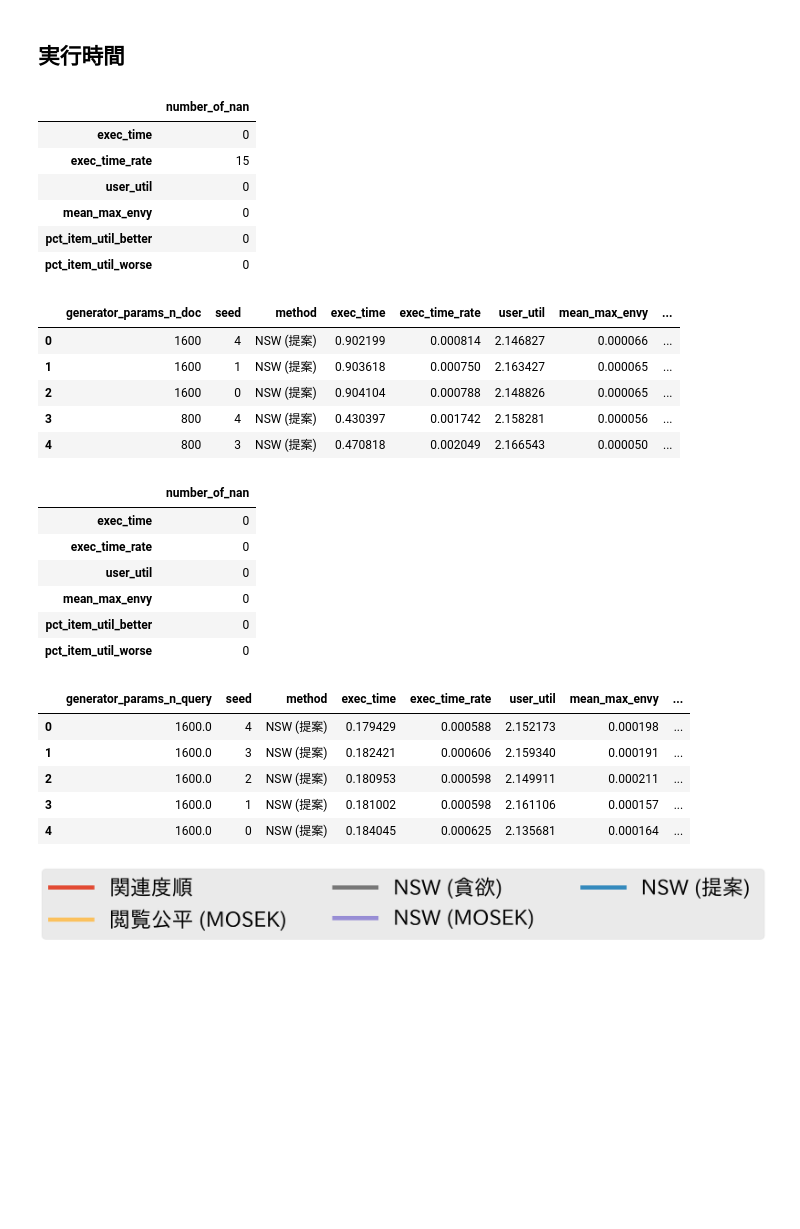
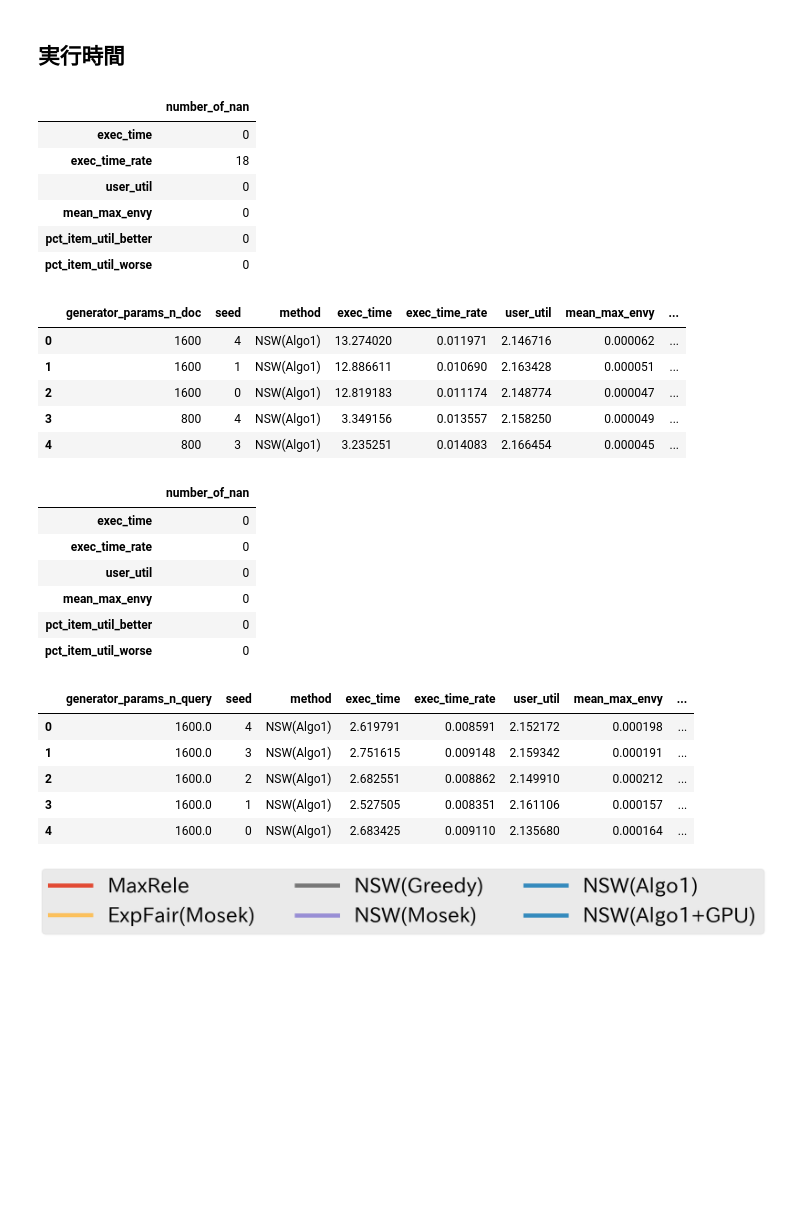
Before and after one commit to tubo213/nsw-with-optimal-transport, a Jupyter notebook: notebook/plot.ipynb, the cells around one changed output. Saved outputs shown, nothing was run; the diff lists cells and outputs as text; code cells hidden in the pictures.

```diff
--- a/notebook/plot.ipynb
+++ b/notebook/plot.ipynb
@@ -407,7 +558,7 @@ def plot_only_legend(ncol: int = 4, methods: list[str] = METHOD_TO_COLOR.keys())
     )
     ax.axis("off")
 # %%
-ideal_method = "NSW (MOSEK) "
+ideal_method = "NSW(Mosek)"
 varying_item_size_result = load_result(
     path=RESULT_PATH,
     exp_names=["exp_item"],
@@ -415,6 +566,7 @@ varying_item_size_result = load_result(
     ideal_method=ideal_method,
     ignore_methods=["pgd_nsw"],
     consider_solver=True,
+    consider_device=True,
 )
 display(varying_item_size_result.head(5))
 
@@ -425,22 +577,23 @@ varying_user_size_result = load_result(
     ideal_method=ideal_method,
     ignore_methods=["pgd_nsw"],
     consider_solver=True,
+    consider_device=True,
 )
 display(varying_user_size_result.head(5))
 # %% [output]
 |  | number_of_nan |
 | exec_time | 0 |
-| exec_time_rate | 15 |
+| exec_time_rate | 18 |
 | user_util | 0 |
 | mean_max_envy | 0 |
 | pct_item_util_better | 0 |
 | pct_item_util_worse | 0 |
 |  | generator_params_n_doc | seed | method | exec_time | exec_time_rate | user_util | mean_max_envy | ... |
-| 0 | 1600 | 4 | NSW (提案) | 0.902199 | 0.000814 | 2.146827 | 0.000066 | ... |
-| 1 | 1600 | 1 | NSW (提案) | 0.903618 | 0.000750 | 2.163427 | 0.000065 | ... |
-| 2 | 1600 | 0 | NSW (提案) | 0.904104 | 0.000788 | 2.148826 | 0.000065 | ... |
-| 3 | 800 | 4 | NSW (提案) | 0.430397 | 0.001742 | 2.158281 | 0.000056 | ... |
-| 4 | 800 | 3 | NSW (提案) | 0.470818 | 0.002049 | 2.166543 | 0.000050 | ... |
+| 0 | 1600 | 4 | NSW(Algo1) | 13.274020 | 0.011971 | 2.146716 | 0.000062 | ... |
+| 1 | 1600 | 1 | NSW(Algo1) | 12.886611 | 0.010690 | 2.163428 | 0.000051 | ... |
+| 2 | 1600 | 0 | NSW(Algo1) | 12.819183 | 0.011174 | 2.148774 | 0.000047 | ... |
+| 3 | 800 | 4 | NSW(Algo1) | 3.349156 | 0.013557 | 2.158250 | 0.000049 | ... |
+| 4 | 800 | 3 | NSW(Algo1) | 3.235251 | 0.014083 | 2.166454 | 0.000045 | ... |
 |  | number_of_nan |
 | exec_time | 0 |
 | exec_time_rate | 0 |
@@ -449,15 +602,22 @@ display(varying_user_size_result.head(5))
 | pct_item_util_better | 0 |
 | pct_item_util_worse | 0 |
 |  | generator_params_n_query | seed | method | exec_time | exec_time_rate | user_util | mean_max_envy | ... |
-| 0 | 1600.0 | 4 | NSW (提案) | 0.179429 | 0.000588 | 2.152173 | 0.000198 | ... |
-| 1 | 1600.0 | 3 | NSW (提案) | 0.182421 | 0.000606 | 2.159340 | 0.000191 | ... |
-| 2 | 1600.0 | 2 | NSW (提案) | 0.180953 | 0.000598 | 2.149911 | 0.000211 | ... |
-| 3 | 1600.0 | 1 | NSW (提案) | 0.181002 | 0.000598 | 2.161106 | 0.000157 | ... |
-| 4 | 1600.0 | 0 | NSW (提案) | 0.184045 | 0.000625 | 2.135681 | 0.000164 | ... |
+| 0 | 1600.0 | 4 | NSW(Algo1) | 2.619791 | 0.008591 | 2.152172 | 0.000198 | ... |
+| 1 | 1600.0 | 3 | NSW(Algo1) | 2.751615 | 0.009148 | 2.159342 | 0.000191 | ... |
+| 2 | 1600.0 | 2 | NSW(Algo1) | 2.682551 | 0.008862 | 2.149910 | 0.000212 | ... |
+| 3 | 1600.0 | 1 | NSW(Algo1) | 2.527505 | 0.008351 | 2.161106 | 0.000157 | ... |
+| 4 | 1600.0 | 0 | NSW(Algo1) | 2.683425 | 0.009110 | 2.135680 | 0.000164 | ... |
 # %%
 plot_only_legend(
     ncol=3,
-    methods=["関連度順", "閲覧公平 (MOSEK) ", "NSW (貪欲) ", "NSW (MOSEK) ", "NSW (提案) "],
+    methods=[
+        "MaxRele",
+        "ExpFair(Mosek)",
+        "NSW(Greedy)",
+        "NSW(Mosek)",
+        "NSW(Algo1)",
+        "NSW(Algo1+GPU)",
+    ],
 )
 # %% [output]
-[figure, old version]
+[figure, new version]
```
Also changed, not shown: parts of 19 cells of this notebook.
